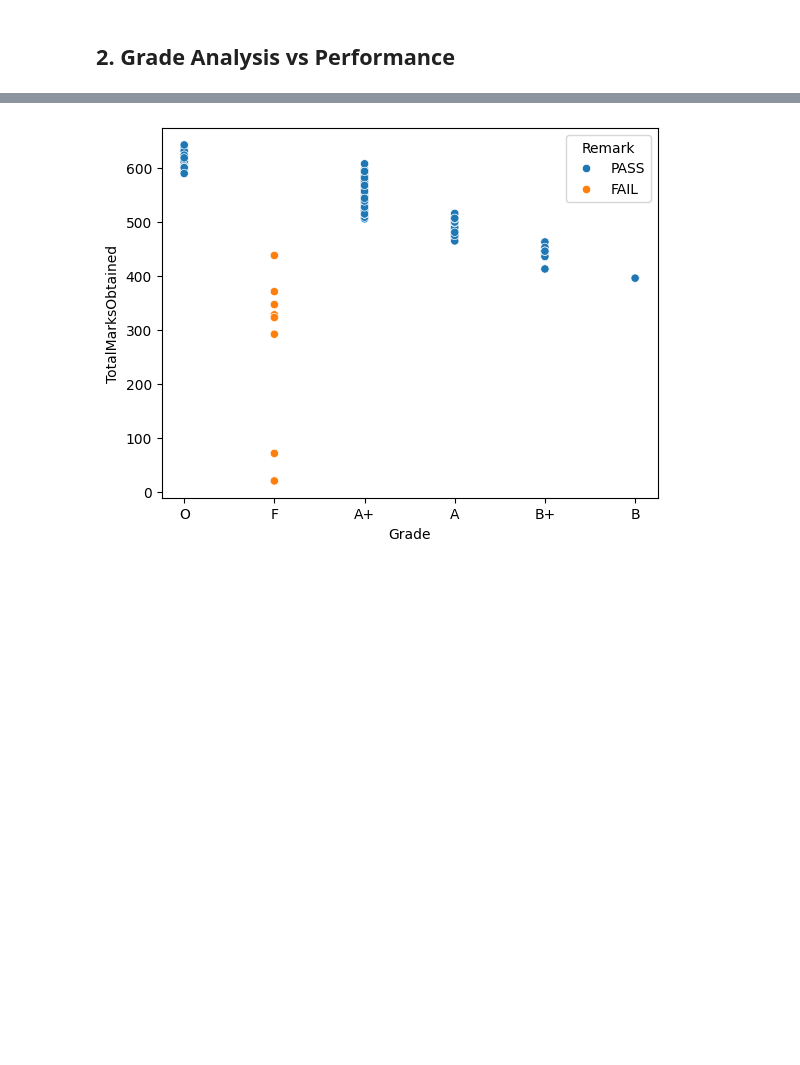
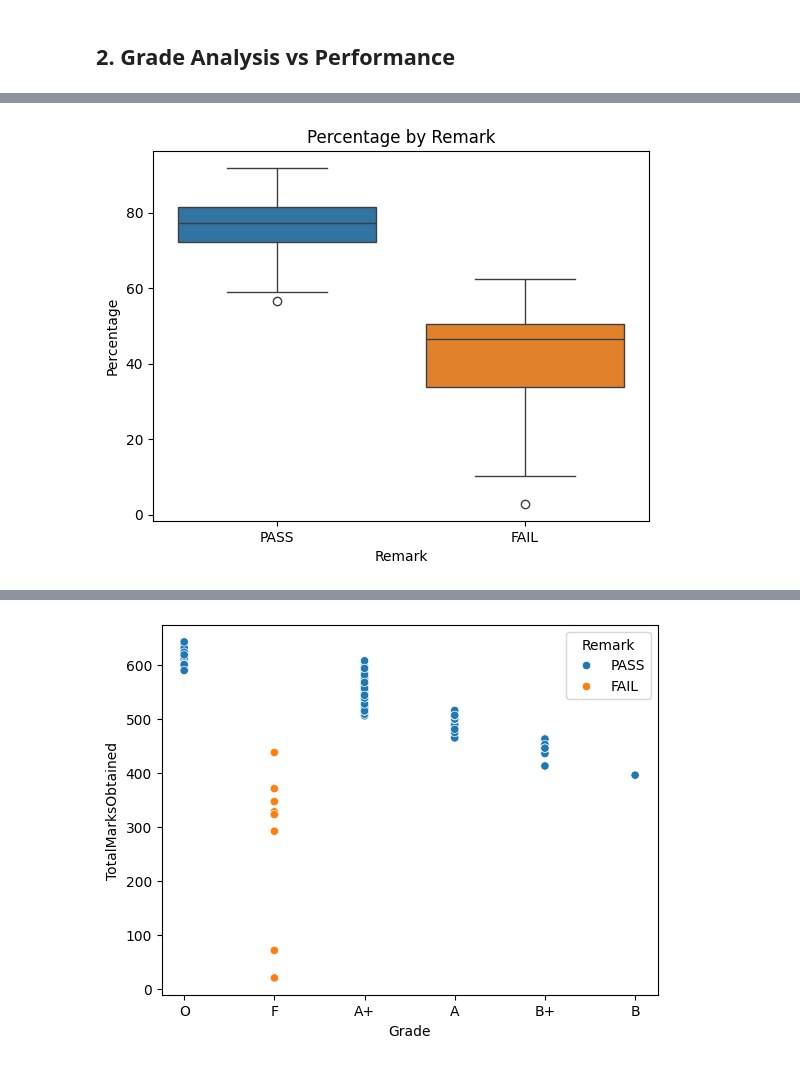
Before and after one commit to Vivek02Sharma/Student-Performance-Analysis-and-Prediction, a Jupyter notebook: notebooks/01_data_exploration.ipynb, the cells around one changed output, grey strips where cells are left out. Drawn from its saved outputs; the diff is of its cells as text; code cells hidden in the pictures; blank space fills up the shorter version.

```diff
--- a/notebooks/01_data_exploration.ipynb
+++ b/notebooks/01_data_exploration.ipynb
@@ -334,0 +346,9 @@ plt.show()
+# %%
+# Percentage by Remark
+sns.boxplot(data=df, x='Remark', y='Percentage', hue = 'Remark')
+plt.title('Percentage by Remark')
+plt.xlabel('Remark')
+plt.ylabel('Percentage')
+plt.show()
+# %% [output]
+[figure, added]
```
Also changed, not shown: parts of 16 cells of this notebook, 17 other files.
